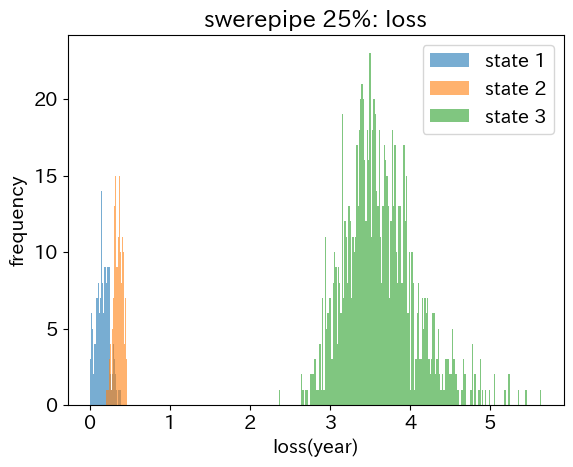
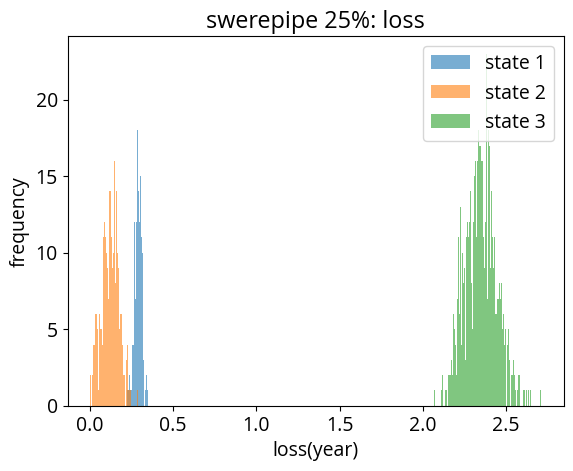
The notebook cell's code change between the first figure and the second:
--- before
+++ after
@@ -9,4 +9,6 @@
         dummy = []
         data_dir = base_dir + key + "/samples_"+str(n)
+        if key == "deck":
+            data_dir += "_2"
         process_all_files_in_directory(data_dir,process_file, test_states, test_del_t,test_targets,dummy,False)
         r = make_test_df(model,criterion, test_states, test_del_t, test_targets,collate_fn, varSets_Datasets,device)
@@ -22,5 +24,5 @@
             plt.hist(r_state["loss"],alpha=0.6,bins=200, label=f"state {state+1}")
         plt.legend(loc='upper right')
-        plt.savefig(f"{key}_{(idx+1)*25}_loss_histogram.png")
+        plt.savefig(f"out_0223/{key}_{(idx+1)*25}_loss_histogram.png")
         plt.show()
         # for i in range(3):

Commit: eval